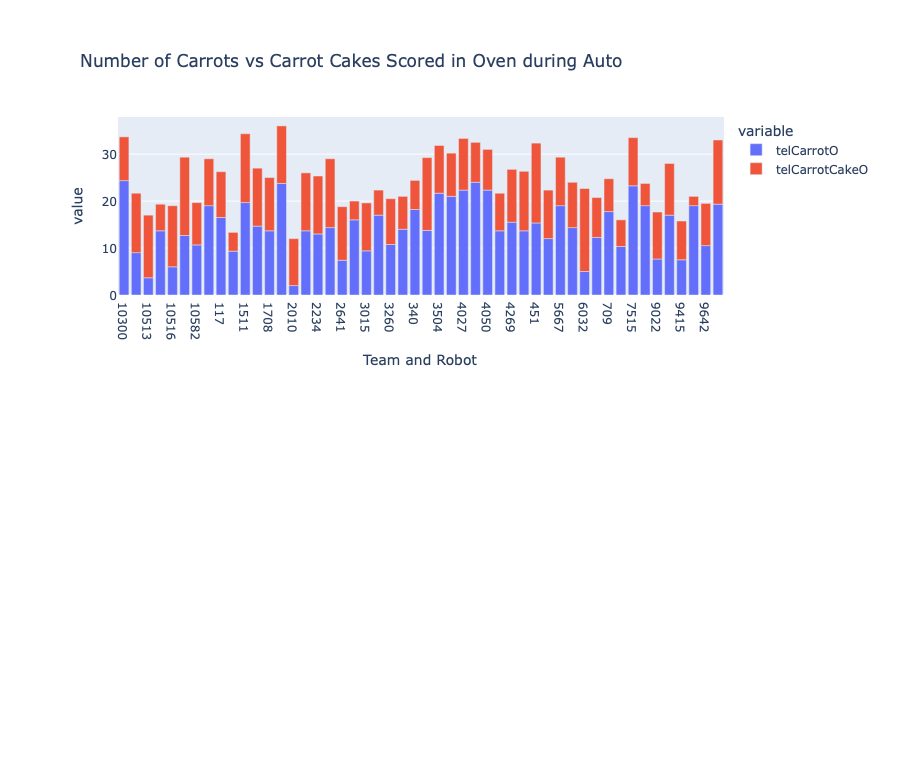
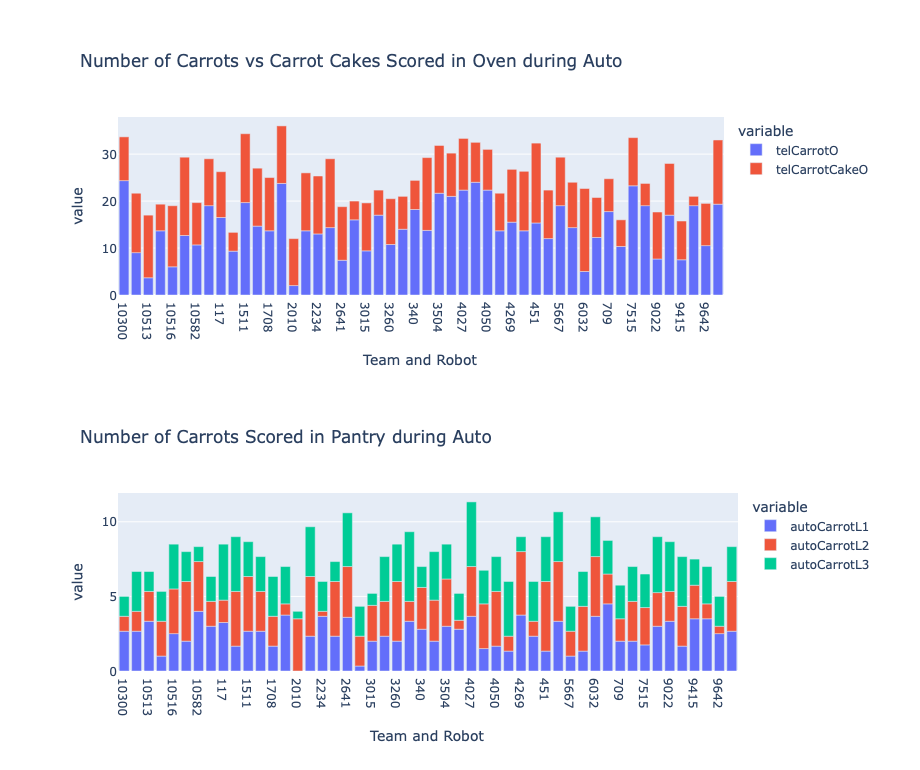
Before and after one commit to GirlsOfSteelRobotics/2026BunnyBotsScouting, a Jupyter notebook: notebooks/jeannine.ipynb, the cells around one changed output. Saved outputs shown, nothing was run; the diff lists cells and outputs as text; code cells hidden in the pictures; blank space fills up the shorter version.

Commit message:
added pantry carrots stacked bar graphs to notebook and created endgame park column

```diff
--- a/notebooks/jeannine.ipynb
+++ b/notebooks/jeannine.ipynb
@@ -68,3 +68,8 @@ fig = px.bar(team_averages, y=["telCarrotO", "telCarrotCakeO"], title = "Number
 fig
 # %% [output]
 [figure]
+# %%
+fig = px.bar(team_averages, y=["autoCarrotL1", "autoCarrotL2", "autoCarrotL3"], title="Number of Carrots Scored in Pantry during Auto")
+fig
+# %% [output]
+[figure, added]
```
Also changed, not shown: parts of 2 cells of this notebook, 1 other file.
